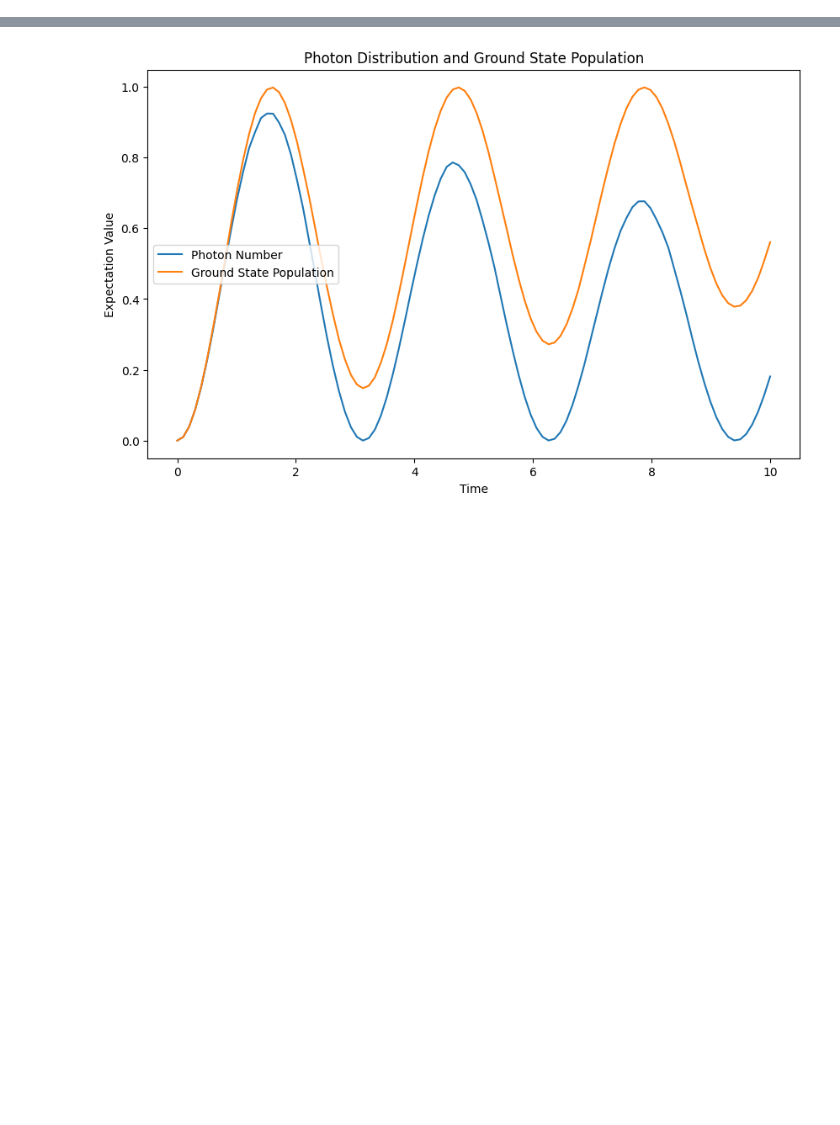
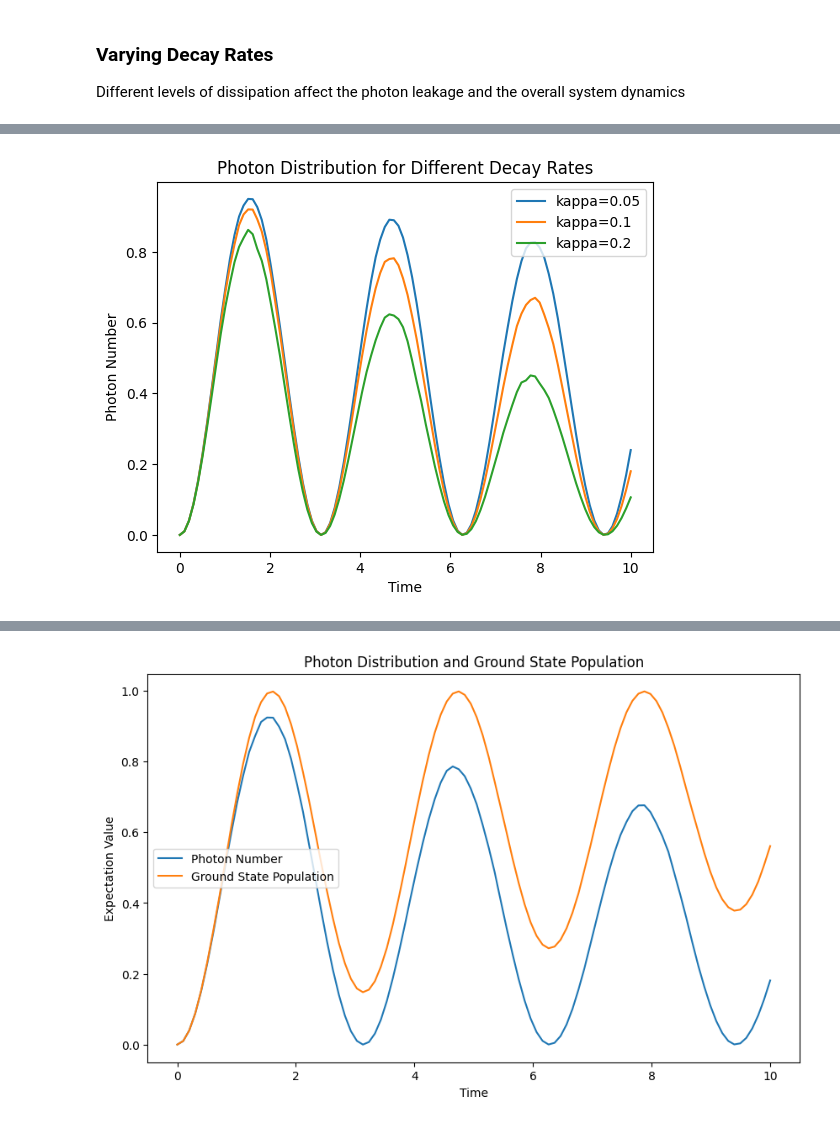
Before and after one commit to ubsuny/MC-CP2P2024, a Jupyter notebook: photon_cavity_distribution.ipynb, the cells around one changed output, grey strips where cells are left out. Cells and saved outputs as stored; diff of their text form; code cells hidden in the pictures; blank space fills up the shorter version.

Commit message:
Photon cavity distribution analysis and documentation.

```diff
--- a/photon_cavity_distribution.ipynb
+++ b/photon_cavity_distribution.ipynb
@@ -121,0 +90,16 @@ Total run time:   3.03s
+# %% [markdown]
+### Varying Decay Rates
+Different levels of dissipation affect the photon leakage and the overall system dynamics
+# %%
+kappa_values = [0.05, 0.1, 0.2]
+for kappa in kappa_values:
+    c_ops = [np.sqrt(kappa) * a]
+    output_states = mcsolve(H, psi0, tlist, c_ops, [a.dag() * a])
+    plt.plot(tlist, output_states.expect[0], label=f'kappa={kappa}')
+
+plt.title('Photon Distribution for Different Decay Rates')
+plt.xlabel('Time')
+plt.ylabel('Photon Number')
+plt.legend()
+plt.show()
+# %% [output]
@@ -121,0 +123 @@ Total run time:   3.03s
+[figure, added]
```
Also changed, not shown: parts of 10 cells of this notebook, 2 other files.
